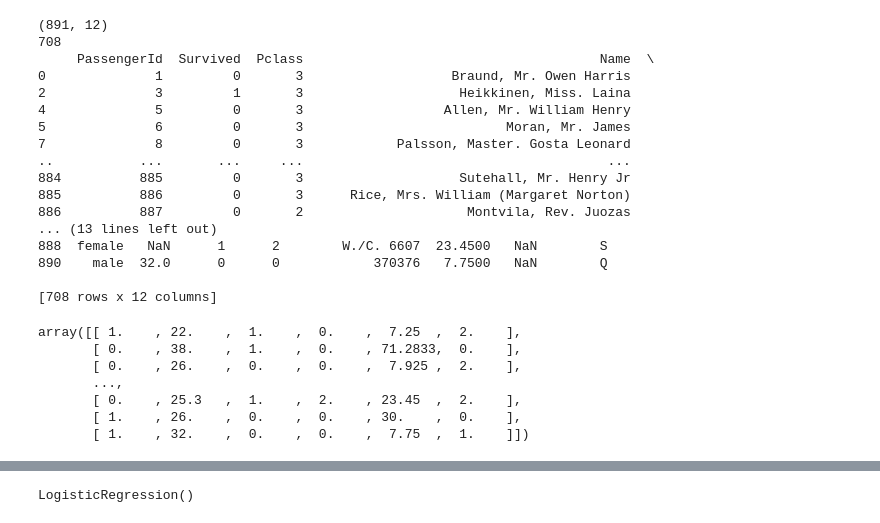
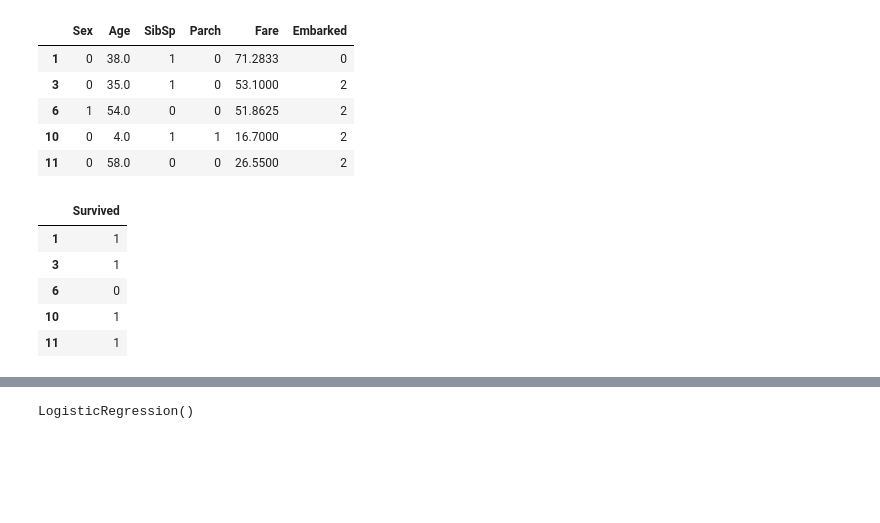
Before and after one commit to rcpsilva/BCC325_ArtificialIntelligence, a Jupyter notebook: 2022-2/SourceCode/DecisionTrees.ipynb, the cells around one changed output, grey strips where cells are left out. Cells and saved outputs as stored; diff of their text form; code cells hidden in the pictures; blank space fills up the shorter version.

```diff
--- a/2022-2/SourceCode/DecisionTrees.ipynb
+++ b/2022-2/SourceCode/DecisionTrees.ipynb
@@ -22,24 +10,0 @@ data_train.head()
-# %%
-mask = data_train.isnull()
-rows_with_nan = data_train[mask.any(axis=1)]
-print(data_train.shape)
-print(len(rows_with_nan))
-print(rows_with_nan)
-# %% [output]
-(891, 12)
-708
-     PassengerId  Survived  Pclass                                      Name  \
-0              1         0       3                   Braund, Mr. Owen Harris
-2              3         1       3                    Heikkinen, Miss. Laina
-4              5         0       3                  Allen, Mr. William Henry
-5              6         0       3                          Moran, Mr. James
-7              8         0       3            Palsson, Master. Gosta Leonard
-..           ...       ...     ...                                       ...
-884          885         0       3                    Sutehall, Mr. Henry Jr
-885          886         0       3      Rice, Mrs. William (Margaret Norton)
-886          887         0       2                     Montvila, Rev. Juozas
-... (13 lines left out)
-888  female   NaN      1      2        W./C. 6607  23.4500   NaN        S
-890    male  32.0      0      0            370376   7.7500   NaN        Q
-
-[708 rows x 12 columns]
@@ -50,4 +17,22 @@ y_names = ['Survived']
 # %%
 X = data_train[X_names]
 y = data_train[y_names]
+# %%
+X.head()
+# %% [output]
+|  | Sex | Age | SibSp | Parch | Fare | Embarked |
+| 1 | 0 | 38.0 | 1 | 0 | 71.2833 | 0 |
+| 3 | 0 | 35.0 | 1 | 0 | 53.1000 | 2 |
+| 6 | 1 | 54.0 | 0 | 0 | 51.8625 | 2 |
+| 10 | 0 | 4.0 | 1 | 1 | 16.7000 | 2 |
+| 11 | 0 | 58.0 | 0 | 0 | 26.5500 | 2 |
+# %%
+y.head()
+# %% [output]
+|  | Survived |
+| 1 | 1 |
+| 3 | 1 |
+| 6 | 0 |
+| 10 | 1 |
+| 11 | 1 |
 # %%
@@ -57,17 +43,9 @@ X['Embarked'] = encoder.fit_transform(X['Embarked'])
 from sklearn.impute import SimpleImputer, KNNImputer
 
 #imputer = SimpleImputer(strategy='mean')
-imputer = KNNImputer(n_neighbors=10)
-X_imputed = imputer.fit_transform(X.to_numpy())
-X['Age'] = X_imputed
-X_imputed
+#imputer = KNNImputer(n_neighbors=10)
+#X_imputed = imputer.fit_transform(X.to_numpy())
+#X['Age'] = X_imputed
+#X_imputed
-# %% [output]
-array([[ 1.    , 22.    ,  1.    ,  0.    ,  7.25  ,  2.    ],
-       [ 0.    , 38.    ,  1.    ,  0.    , 71.2833,  0.    ],
-       [ 0.    , 26.    ,  0.    ,  0.    ,  7.925 ,  2.    ],
-       ...,
-       [ 0.    , 25.3   ,  1.    ,  2.    , 23.45  ,  2.    ],
-       [ 1.    , 26.    ,  0.    ,  0.    , 30.    ,  0.    ],
-       [ 1.    , 32.    ,  0.    ,  0.    ,  7.75  ,  1.    ]])
 # %%
 from sklearn.model_selection import train_test_split, cross_val_score
```
Also changed, not shown: parts of 12 cells of this notebook.
